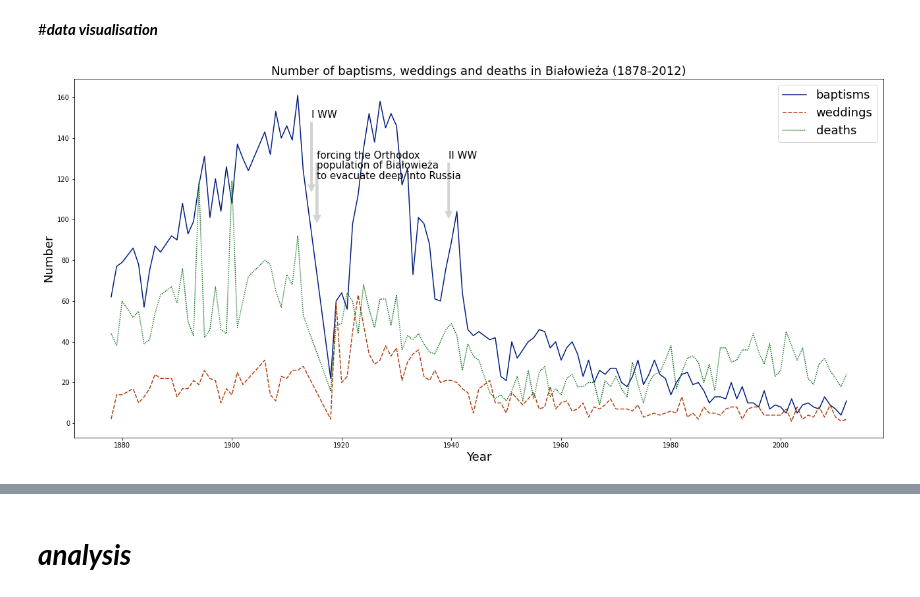
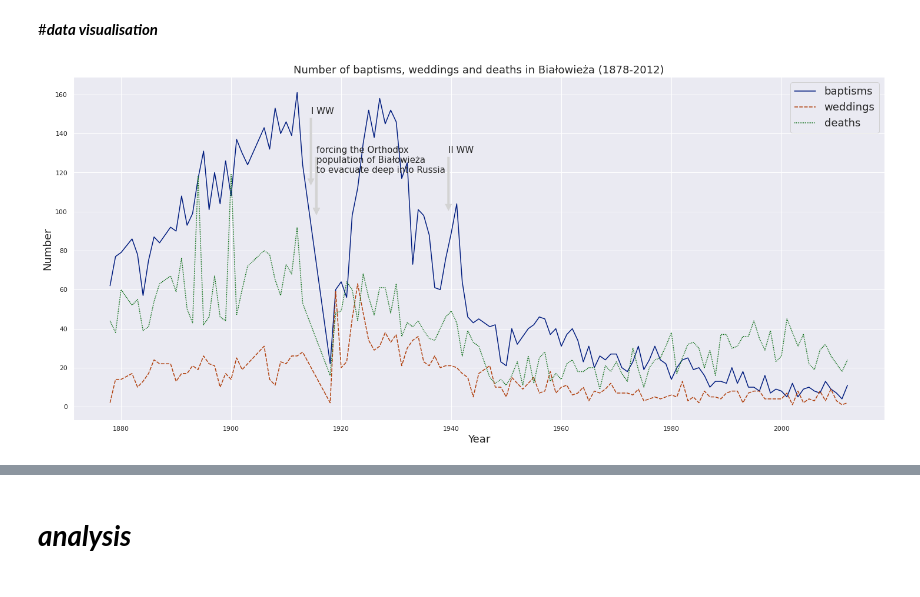
Before and after one commit to zuzannazak/PhD2022Bialowieza, a Jupyter notebook: 💖projekt.ipynb, the cells around one changed output, grey strips where cells are left out. Saved outputs shown, nothing was run; the diff lists cells and outputs as text; code cells hidden in the pictures.

```diff
--- a/💖projekt.ipynb
+++ b/💖projekt.ipynb
@@ -102,21 +108,21 @@ df_aggregateddata
 # %%
 url_data = (r'https://github.com/zuzannazak/PhD2022Bialowieza/blob/main/bialowieza_visualisation.xlsx?raw=true')
 DF = pd.read_excel(url_data)
 plt.figure(figsize=(22,10))
 plt.title("Number of baptisms, weddings and deaths in Białowieża (1878-2012)", fontsize=18)
 g=sns.lineplot(x=DF["rok"], y=DF["liczba odnotowanych"], hue=DF["zdarzenie"], style=DF["zdarzenie"], palette='dark', legend=True, ci=True)
 
 plt.annotate('I WW', xy=(1914.5, 113), xytext=(1914.5, 150), fontsize=15, arrowprops=dict(facecolor='lightgrey', shrink=0.01, linewidth=0))
 plt.annotate('II WW', xy=(1939.5, 100), xytext=(1939.5, 130), fontsize=15, arrowprops=dict(facecolor='lightgrey', shrink=0.01, linewidth=0))
 plt.annotate('forcing the Orthodox', xy=(1915.5, 98), xytext=(1915.5, 130), fontsize=15, arrowprops=dict(facecolor='lightgrey', shrink=0.01, linewidth=0))
 plt.annotate('population of Białowieża', xy=(1915.5, 98), xytext=(1915.5, 125), fontsize=15, arrowprops=dict(facecolor='lightgrey', shrink=0.01, linewidth=0))
 plt.annotate('to evacuate deep into Russia', xy=(1915.5, 98), xytext=(1915.5, 120), fontsize=15, arrowprops=dict(facecolor='lightgrey', shrink=0.01, linewidth=0))
 plt.ylabel('Number', fontsize=18)
 plt.xlabel('Year',fontsize=18 )
 plt.legend(fontsize=18 )
 
 sns.set_style("whitegrid")
-#plt.style.use('fivethirtyeight')
+plt.style.use('fivethirtyeight')
 sns.set_theme()
 # %% [output]
-[figure, old version]
+[figure, new version]
```
Also changed, not shown: parts of 41 cells of this notebook.
